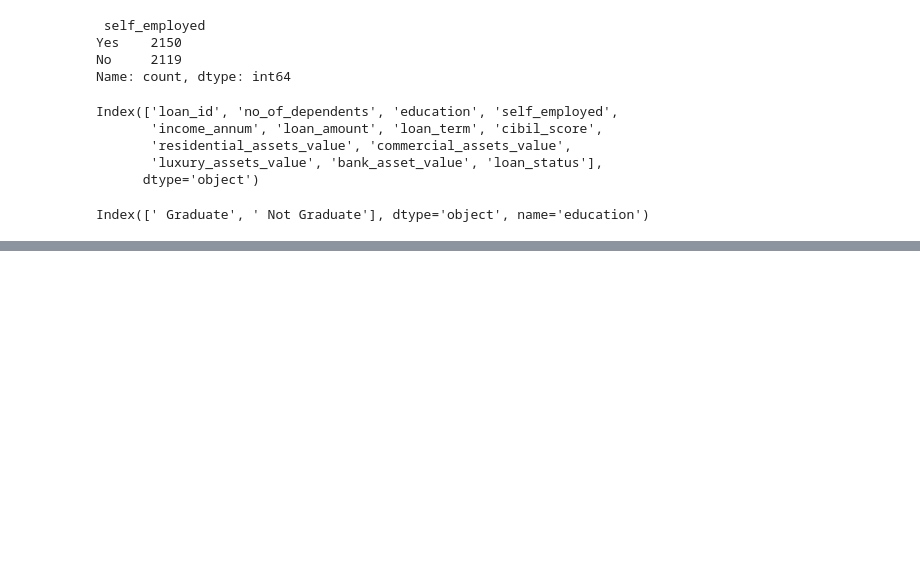
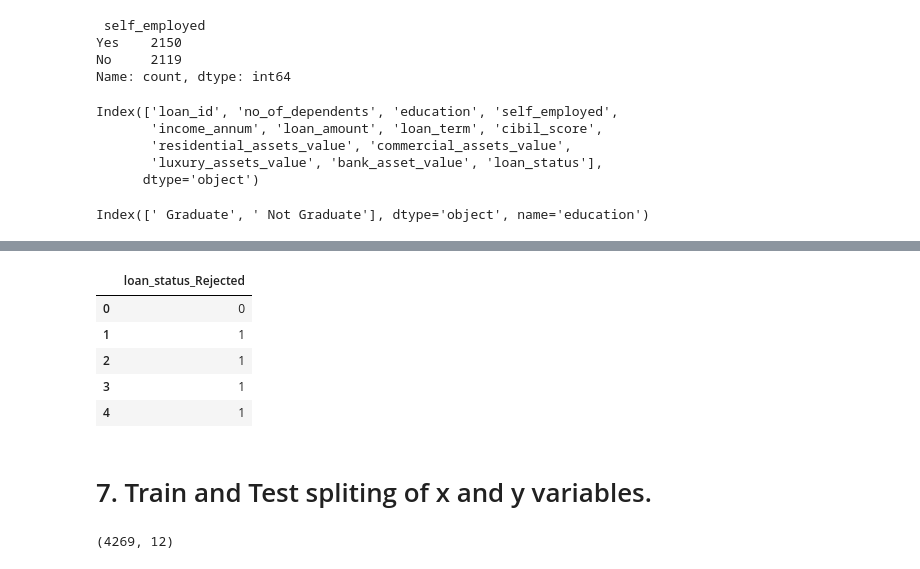
Before and after one commit to vanshika705/DeepLearningProject, a Jupyter notebook: loss_prediction.ipynb, the cells around one changed output, grey strips where cells are left out. Saved outputs shown, nothing was run; the diff lists cells and outputs as text; code cells hidden in the pictures; blank space fills up the shorter version.

```diff
--- a/loss_prediction.ipynb
+++ b/loss_prediction.ipynb
@@ -100,0 +143,11 @@ for i in cat_columns:
+# %%
+y.head()
+# %% [output]
+|  | loan_status_Rejected |
+| 0 | 0 |
+| 1 | 1 |
+| 2 | 1 |
+| 3 | 1 |
+| 4 | 1 |
+# %% [markdown]
+<h1>7. Train and Test spliting of x and y variables.</h1>
@@ -100,0 +160,4 @@ for i in cat_columns:
+# %%
+x_tranformed.shape
+# %% [output]
+(4269, 12)
```
Also changed, not shown: parts of 14 cells of this notebook, 1 other file.
